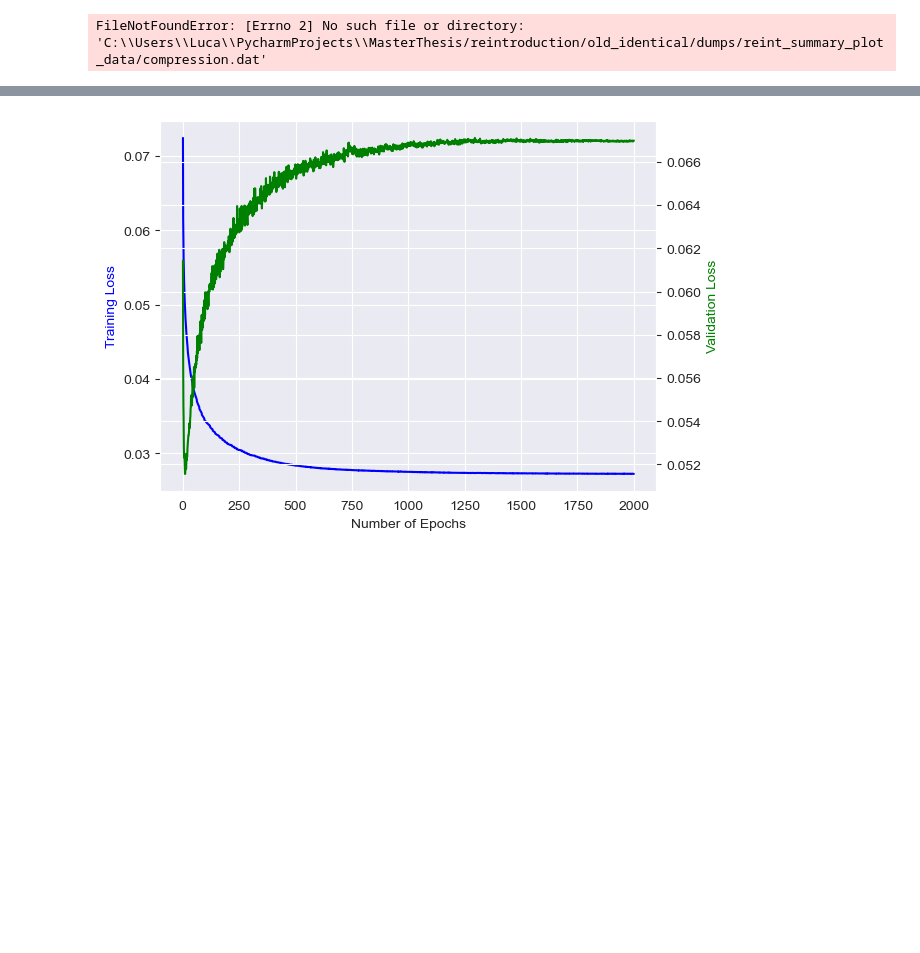
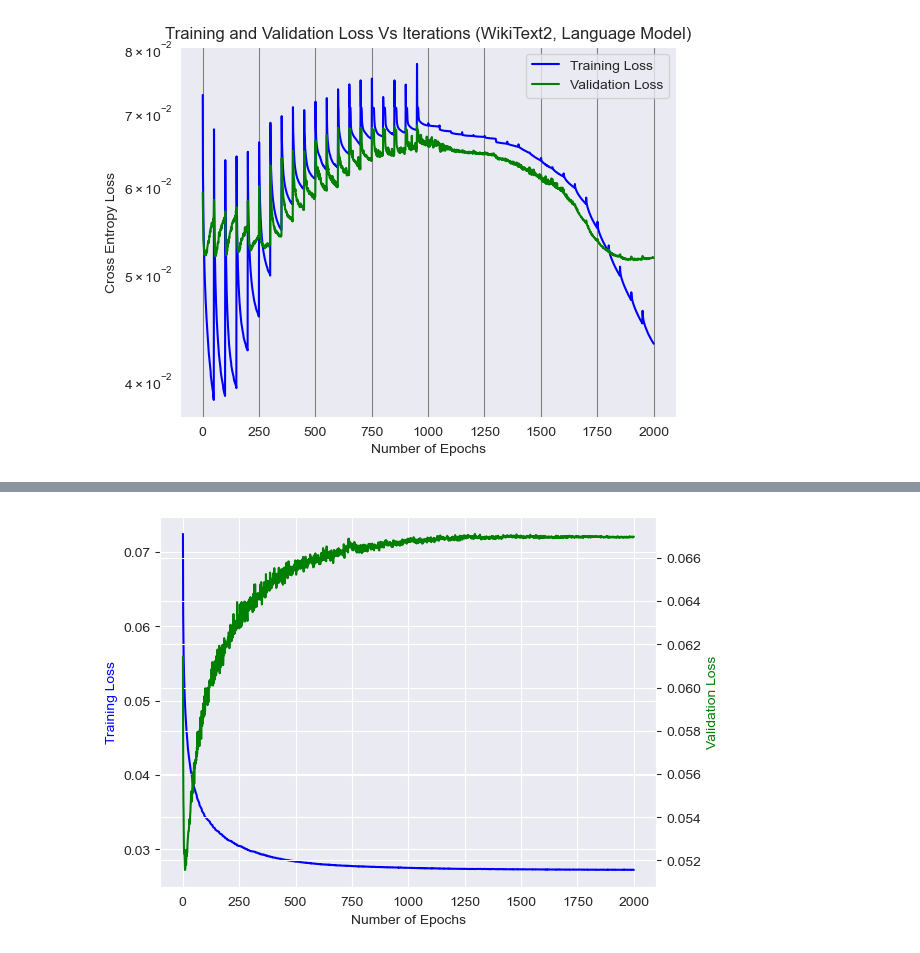
Before and after one commit to luca-scharr/CupCurriculum, a Jupyter notebook: testing_ground.ipynb, the cells around one changed output, grey strips where cells are left out. Drawn from its saved outputs; the diff is of its cells as text; code cells hidden in the pictures; blank space fills up the shorter version.

```diff
--- a/testing_ground.ipynb
+++ b/testing_ground.ipynb
@@ -55,10 +55,10 @@ for _c in comp:
     with open(f"{os.getcwd()}/pruning/0/dumps/train_loss/all_train_loss_{_c}.dat", "rb") as input_file:
         all_train_loss_prune_temp   = pickle.load(input_file)
     all_train_loss_prune = np.concatenate((all_train_loss_prune, all_train_loss_prune_temp))
-with open(f"{os.getcwd()}/reintroduction/old_identical/dumps/reint_summary_plot_data/compression.dat", "rb") as input_file:
+with open(f"{os.getcwd()}/reintroduction/old_identical/0/dumps/reint_summary_plot_data/compression.dat", "rb") as input_file:
     comp_reint = pickle.load(input_file)
 for c in comp_reint:
-    with open(f"{os.getcwd()}/reintroduction/old_identical/dumps/train_loss_reint/all_train_loss_{c}.dat", "rb") as input_file:
+    with open(f"{os.getcwd()}/reintroduction/old_identical/0/dumps/train_loss_reint/all_train_loss_{c}.dat", "rb") as input_file:
         all_train_loss_reint_temp   = pickle.load(input_file)
     all_train_loss_reint = np.concatenate((all_train_loss_reint, all_train_loss_reint_temp))
 
@@ -71,25 +71,25 @@ for _c in comp:
     with open(f"{os.getcwd()}/pruning/0/dumps/validation_loss/all_val_loss_{_c}.dat", "rb") as input_file:
         all_val_loss_prune_temp   = pickle.load(input_file)
     all_val_loss_prune = np.concatenate((all_val_loss_prune, all_val_loss_prune_temp))
-with open(f"{os.getcwd()}/reintroduction/old_identical/dumps/reint_summary_plot_data/compression.dat", "rb") as input_file:
+with open(f"{os.getcwd()}/reintroduction/old_identical/0/dumps/reint_summary_plot_data/compression.dat", "rb") as input_file:
     comp_reint = pickle.load(input_file)
 for c in comp_reint:
-    with open(f"{os.getcwd()}/reintroduction/old_identical/dumps/validation_loss_reint/all_val_loss_{c}.dat", "rb") as input_file:
+    with open(f"{os.getcwd()}/reintroduction/old_identical/0/dumps/validation_loss_reint/all_val_loss_{c}.dat", "rb") as input_file:
         all_val_loss_reint_temp   = pickle.load(input_file)
     all_val_loss_reint = np.concatenate((all_val_loss_reint, all_val_loss_reint_temp))
 
-all_train_loss = np.concatenate((all_train_loss_prune,all_train_loss_reint))/100.
-all_val_loss = np.concatenate((all_val_loss_prune,all_val_loss_reint))/35.
+all_train_loss = np.concatenate((all_train_loss_prune,all_train_loss_reint))
+all_val_loss = np.concatenate((all_val_loss_prune,all_val_loss_reint))
-# %% [output]
-FileNotFoundError: [Errno 2] No such file or directory: 'C:\\Users\\Luca\\PycharmProjects\\MasterThesis/reintroduction/old_identical/dumps/reint_summary_plot_data/compression.dat'
 # %%
-#plt.plot(np.arange(1, 2001), all_train_loss, c="b", label="Training Loss")
+plt.plot(np.arange(1, 2001), all_train_loss, c="b", label="Training Loss")
 plt.plot(np.arange(1, 2001), all_val_loss, c="g", label="Validation Loss")
-#plt.yscale('log')
-#plt.title(f"Training and Validation Loss Vs Iterations (WikiText2, Language Model)")
+plt.yscale('log')
+plt.title(f"Training and Validation Loss Vs Iterations (WikiText2, Language Model)")
 plt.xlabel("Number of Epochs")
 plt.ylabel("Cross Entropy Loss")
 plt.legend()
 plt.grid(color="gray")
+# %% [output]
+[figure, added]
 # %%
 with open(f"{os.getcwd()}/pruning/0/dumps/summary_plot_data/best_val.dat", "rb") as input_file:
```
Also changed, not shown: parts of 10 cells of this notebook, 1 other file.
